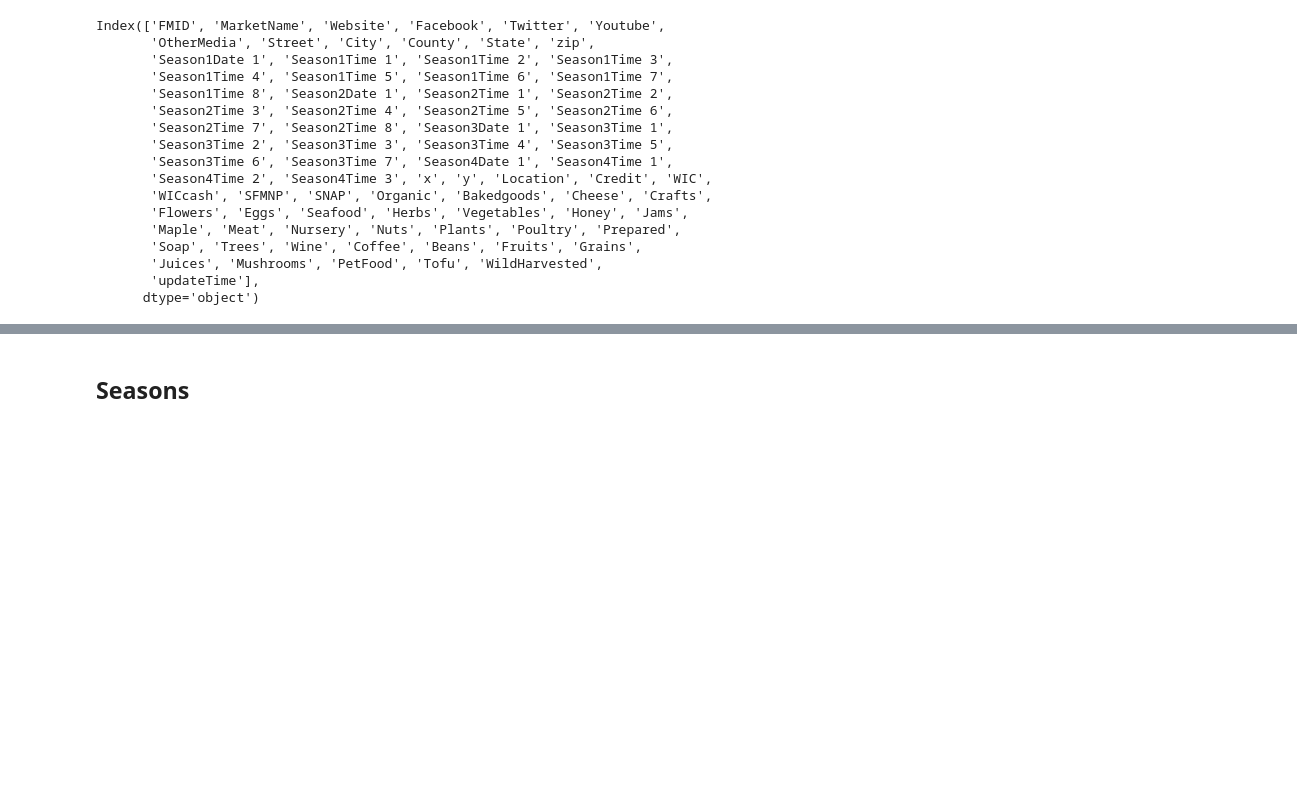
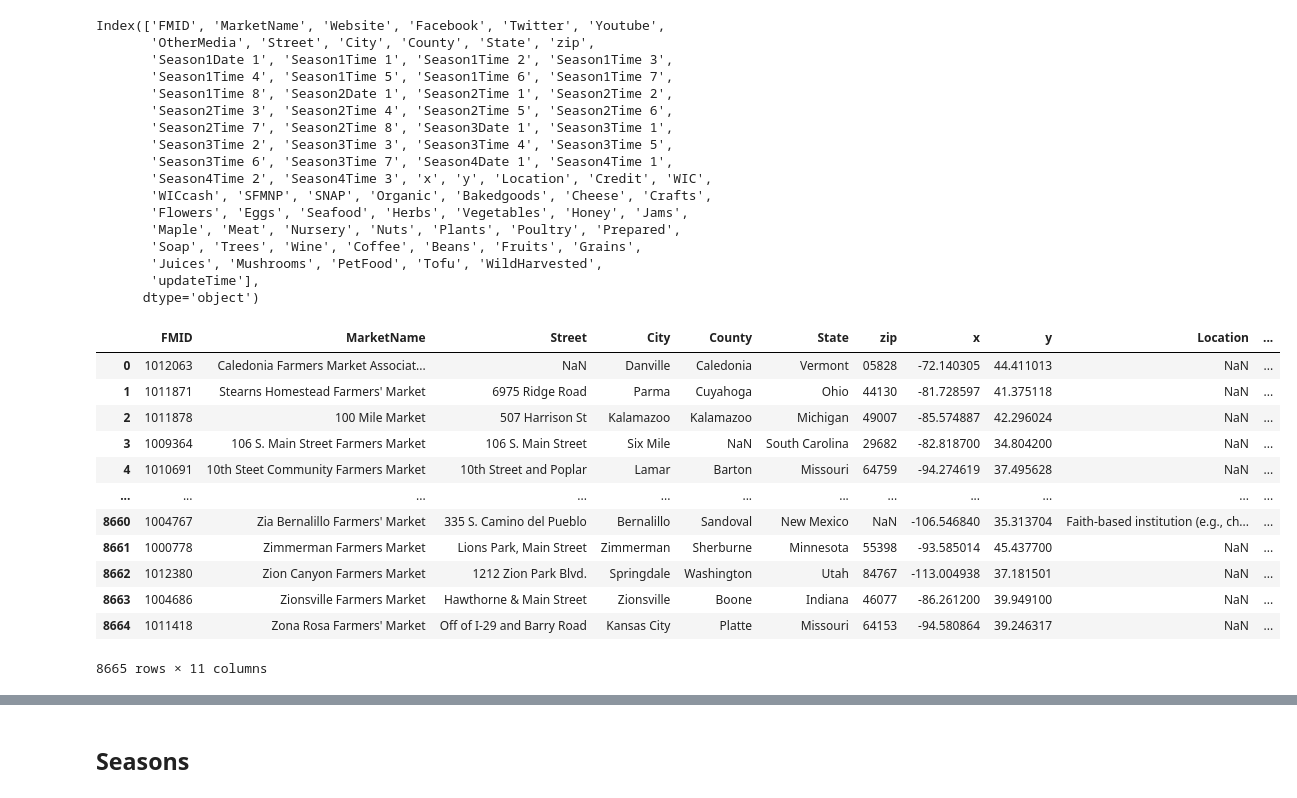
Before and after one commit to ruoyu-qian/cs513-data-cleaning, a Jupyter notebook: further_data_cleaning.ipynb, the cells around one changed output, grey strips where cells are left out. Saved outputs shown, nothing was run; the diff lists cells and outputs as text; code cells hidden in the pictures; blank space fills up the shorter version.

```diff
--- a/further_data_cleaning.ipynb
+++ b/further_data_cleaning.ipynb
@@ -25,3 +25,20 @@ Index(['FMID', 'MarketName', 'Website', 'Facebook', 'Twitter', 'Youtube',
        'Juices', 'Mushrooms', 'PetFood', 'Tofu', 'WildHarvested',
        'updateTime'],
       dtype='object')
+# %%
+address = data[['FMID', 'MarketName', 'Street', 'City', 'County', 'State', 'zip', 'x', 'y', 'Location', 'updateTime']]
+address
+# %% [output]
+|  | FMID | MarketName | Street | City | County | State | zip | x | y | Location | ... |
+| 0 | 1012063 | Caledonia Farmers Market Associat... | NaN | Danville | Caledonia | Vermont | 05828 | -72.140305 | 44.411013 | NaN | ... |
+| 1 | 1011871 | Stearns Homestead Farmers' Market | 6975 Ridge Road | Parma | Cuyahoga | Ohio | 44130 | -81.728597 | 41.375118 | NaN | ... |
+| 2 | 1011878 | 100 Mile Market | 507 Harrison St | Kalamazoo | Kalamazoo | Michigan | 49007 | -85.574887 | 42.296024 | NaN | ... |
+| 3 | 1009364 | 106 S. Main Street Farmers Market | 106 S. Main Street | Six Mile | NaN | South Carolina | 29682 | -82.818700 | 34.804200 | NaN | ... |
+| 4 | 1010691 | 10th Steet Community Farmers Market | 10th Street and Poplar | Lamar | Barton | Missouri | 64759 | -94.274619 | 37.495628 | NaN | ... |
+| ... | ... | ... | ... | ... | ... | ... | ... | ... | ... | ... | ... |
+| 8660 | 1004767 | Zia Bernalillo Farmers' Market | 335 S. Camino del Pueblo | Bernalillo | Sandoval | New Mexico | NaN | -106.546840 | 35.313704 | Faith-based institution (e.g., ch... | ... |
+| 8661 | 1000778 | Zimmerman Farmers Market | Lions Park, Main Street | Zimmerman | Sherburne | Minnesota | 55398 | -93.585014 | 45.437700 | NaN | ... |
+| 8662 | 1012380 | Zion Canyon Farmers Market | 1212 Zion Park Blvd. | Springdale | Washington | Utah | 84767 | -113.004938 | 37.181501 | NaN | ... |
+| 8663 | 1004686 | Zionsville Farmers Market | Hawthorne & Main Street | Zionsville | Boone | Indiana | 46077 | -86.261200 | 39.949100 | NaN | ... |
+| 8664 | 1011418 | Zona Rosa Farmers' Market | Off of I-29 and Barry Road | Kansas City | Platte | Missouri | 64153 | -94.580864 | 39.246317 | NaN | ... |
+8665 rows × 11 columns
```
Also changed, not shown: parts of 2 cells of this notebook.
